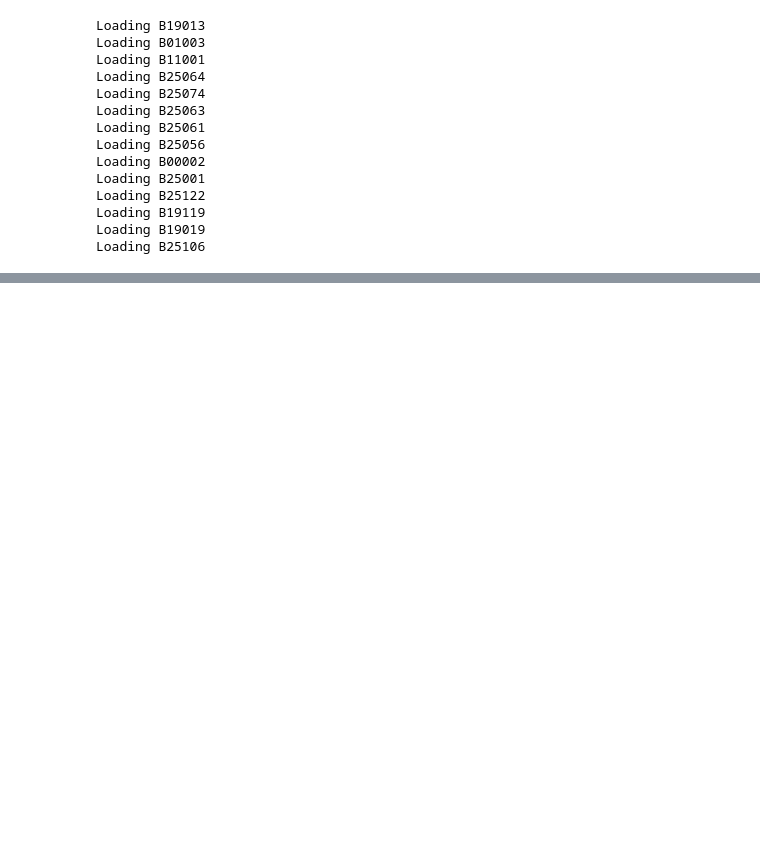
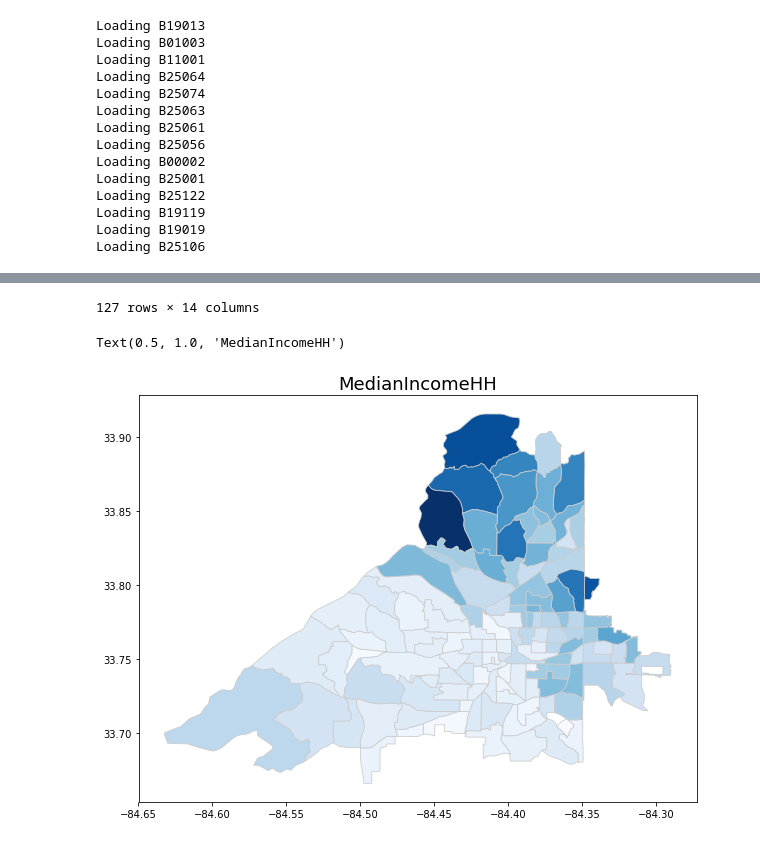
Before and after one commit to anovas2/AAHA, a Jupyter notebook: ETL/main - Alex2.ipynb, the cells around one changed output, grey strips where cells are left out. Saved outputs shown, nothing was run; the diff lists cells and outputs as text; code cells hidden in the pictures; blank space fills up the shorter version.

```diff
--- a/ETL/main - Alex2.ipynb
+++ b/ETL/main - Alex2.ipynb
@@ -381,0 +283,27 @@ lowincomehhs
+# %%
+geotable = geopandas.read_file('../tractdata/tl_2018_13_tract.shp')
+#geotable = geotable.astype('int64').dtypes
+geotable[['GEOID']] = geotable[['GEOID']].astype('int64')
+
+# geotable2 = atlantageocodes.merge(geotable, how='inner', on='GEOID')
+
+geotable2 = geotable.set_index('GEOID').join(medianincomehh.set_index('GEOID'))
+
+geotable2 = geotable2.dropna(axis=0, how='any')
+
+
+geotable2['MedianIncomeHHpercent'] = geotable2['MedianIncomeHH']/geotable2['MedianIncomeHH'].max()
+
+display(geotable2)
+# set a variable that will call whatever column we want to visualise on the map
+variable = 'MedianIncomeHH'
+# set the range for the choropleth
+vmin, vmax = 20000, 122000
+# create figure and axes for Matplotlib
+fig, ax = plt.subplots(1, figsize=(10, 10))
+
+# create map
+geotable2.plot(column=variable, cmap='Blues', linewidth=0.8, ax=ax, edgecolor='0.8')
+
+plt.title("MedianIncomeHH", fontsize=18)
+# %% [output]
@@ -381,0 +328,3 @@ lowincomehhs
+127 rows × 14 columns
+Text(0.5, 1.0, 'MedianIncomeHH')
+[figure, added]
```
Also changed, not shown: parts of 9 cells of this notebook, 2 other files.
